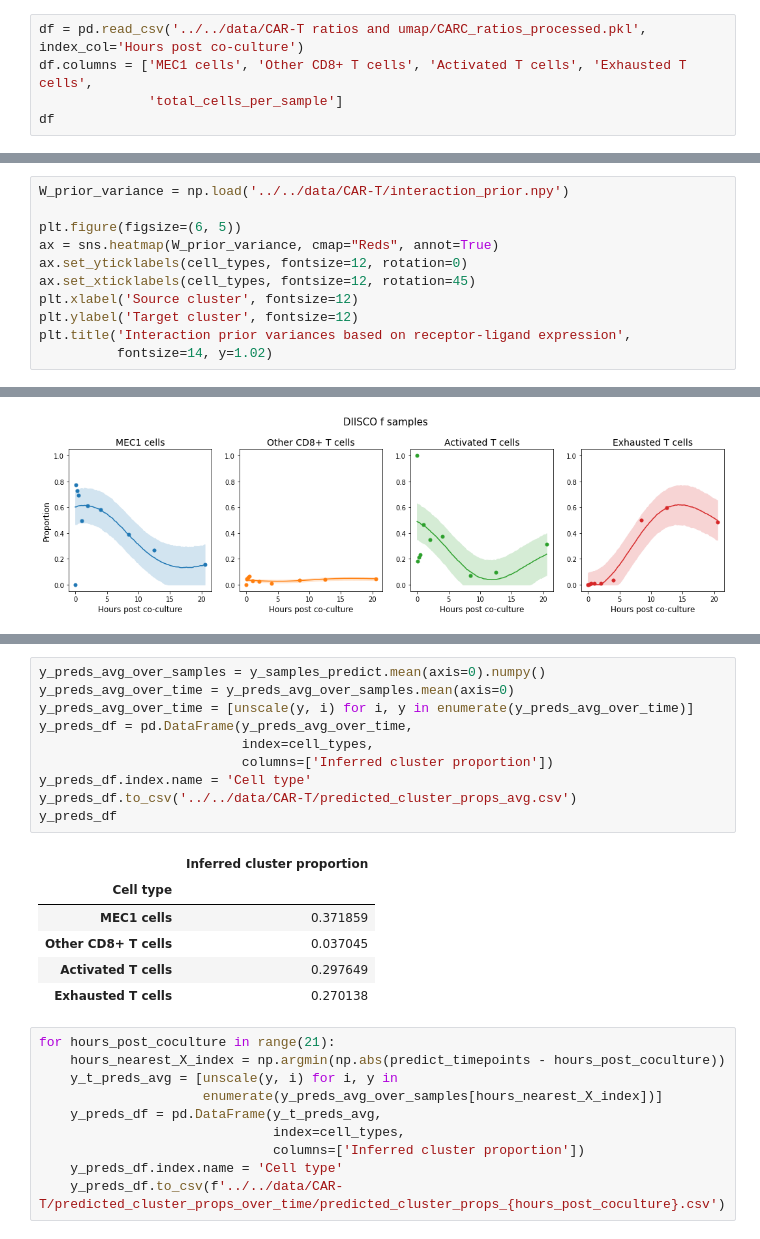
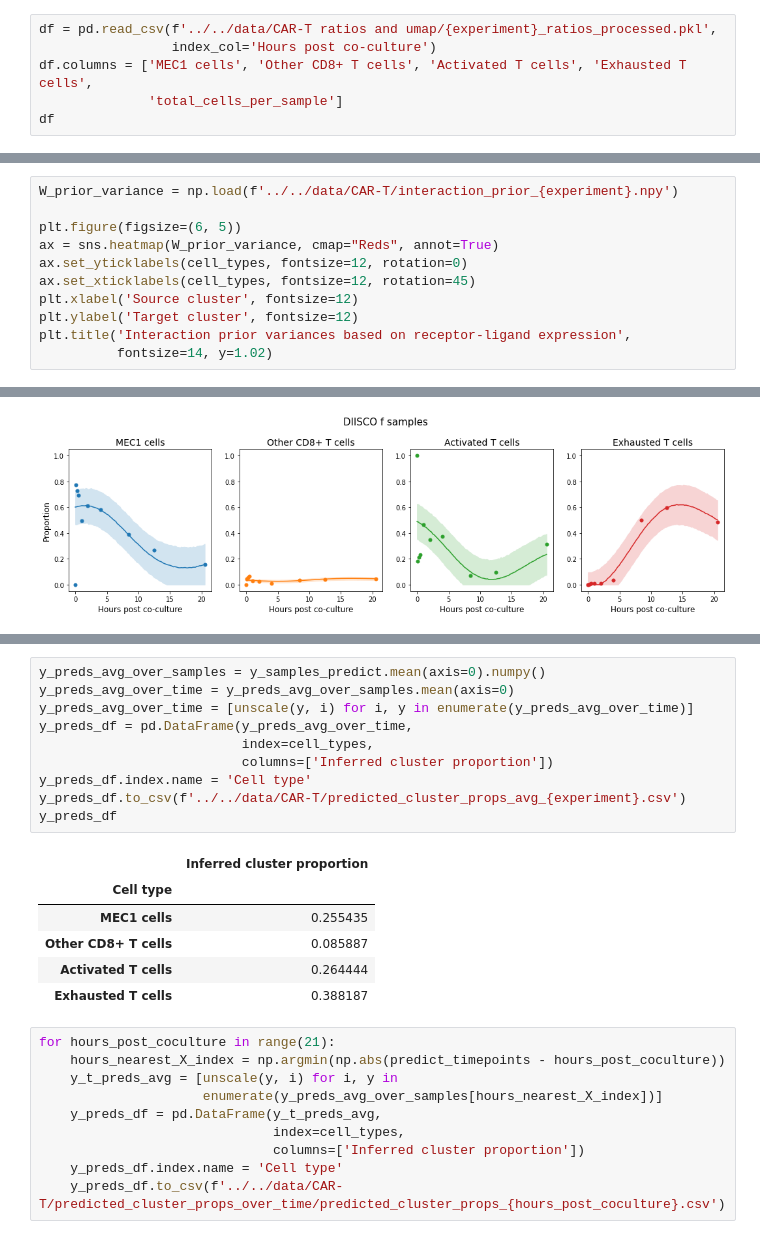
Before and after one commit to azizilab/DIISCO_public, a Jupyter notebook: notebooks/DIISCO_CAR_T_model.ipynb, the cells around one changed output, grey strips where cells are left out. Saved outputs shown, nothing was run; the diff lists cells and outputs as text.

```diff
--- a/notebooks/DIISCO_CAR_T_model.ipynb
+++ b/notebooks/DIISCO_CAR_T_model.ipynb
@@ -35,7 +37,8 @@ torch.set_default_dtype(torch.float64)
 # df.index.name = 'Hours post co-culture'
 # df.to_csv('data/CAR-T ratios and umap/CARD_ratios_processed.pkl')
 # %%
-df = pd.read_csv('../../data/CAR-T ratios and umap/CARC_ratios_processed.pkl', index_col='Hours post co-culture')
+df = pd.read_csv(f'../../data/CAR-T ratios and umap/{experiment}_ratios_processed.pkl',
+                 index_col='Hours post co-culture')
 df.columns = ['MEC1 cells', 'Other CD8+ T cells', 'Activated T cells', 'Exhausted T cells',
               'total_cells_per_sample']
 df
@@ -101,7 +104,7 @@ array([[0.        , 0.        , 1.        , 0.        ],
 # %% [markdown]
 Prior for $W$
 # %%
-W_prior_variance = np.load('../../data/CAR-T/interaction_prior.npy')
+W_prior_variance = np.load(f'../../data/CAR-T/interaction_prior_{experiment}.npy')
 
 plt.figure(figsize=(6, 5))
 ax = sns.heatmap(W_prior_variance, cmap="Reds", annot=True)
@@ -428,20 +431,20 @@ W_avg_edge_list_df.head()
 # %%
 y_preds_avg_over_samples = y_samples_predict.mean(axis=0).numpy()
 y_preds_avg_over_time = y_preds_avg_over_samples.mean(axis=0)
 y_preds_avg_over_time = [unscale(y, i) for i, y in enumerate(y_preds_avg_over_time)]
 y_preds_df = pd.DataFrame(y_preds_avg_over_time,
                           index=cell_types,
                           columns=['Inferred cluster proportion'])
 y_preds_df.index.name = 'Cell type'
-y_preds_df.to_csv('../../data/CAR-T/predicted_cluster_props_avg.csv')
+y_preds_df.to_csv(f'../../data/CAR-T/predicted_cluster_props_avg_{experiment}.csv')
 y_preds_df
 # %% [output]
 |  | Inferred cluster proportion |
 | Cell type |  |
-| MEC1 cells | 0.371859 |
-| Other CD8+ T cells | 0.037045 |
-| Activated T cells | 0.297649 |
-| Exhausted T cells | 0.270138 |
+| MEC1 cells | 0.255435 |
+| Other CD8+ T cells | 0.085887 |
+| Activated T cells | 0.264444 |
+| Exhausted T cells | 0.388187 |
 # %%
 for hours_post_coculture in range(21):
     hours_nearest_X_index = np.argmin(np.abs(predict_timepoints - hours_post_coculture))
```
Also changed, not shown: parts of 10 cells of this notebook, 2 other files.
